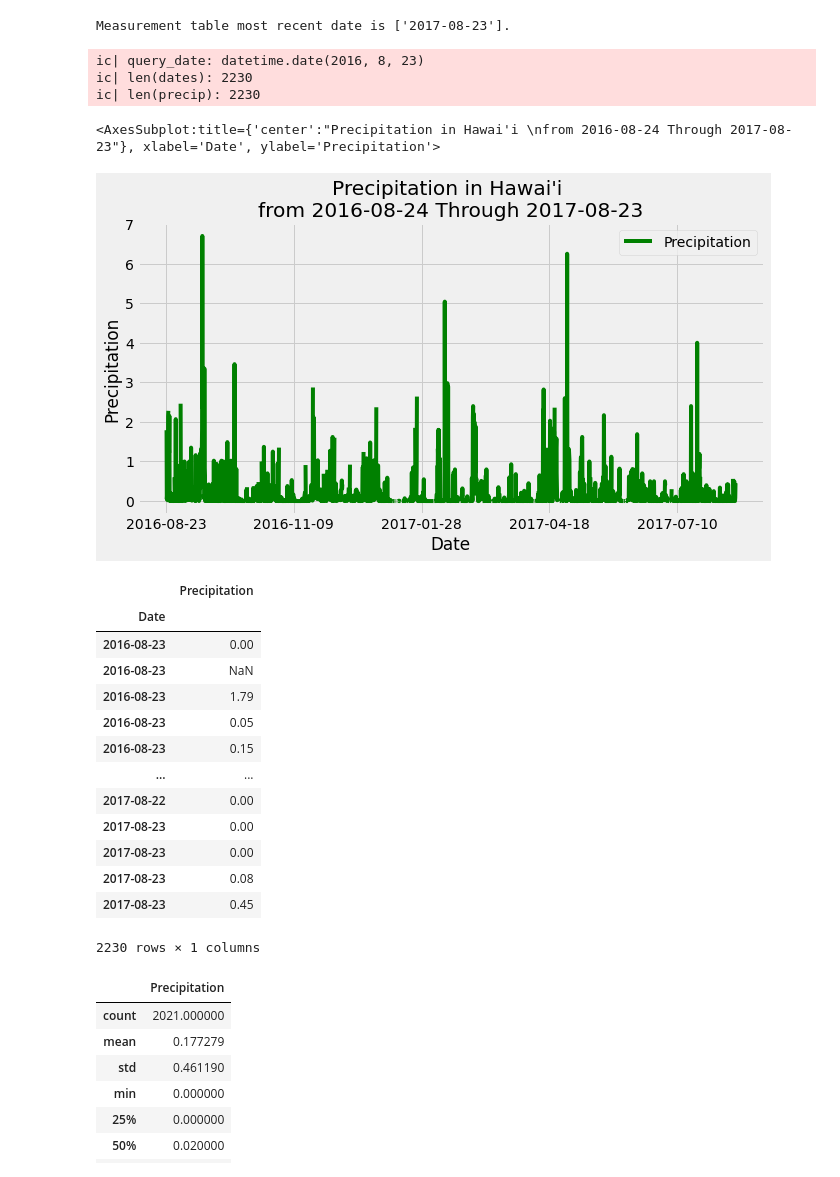
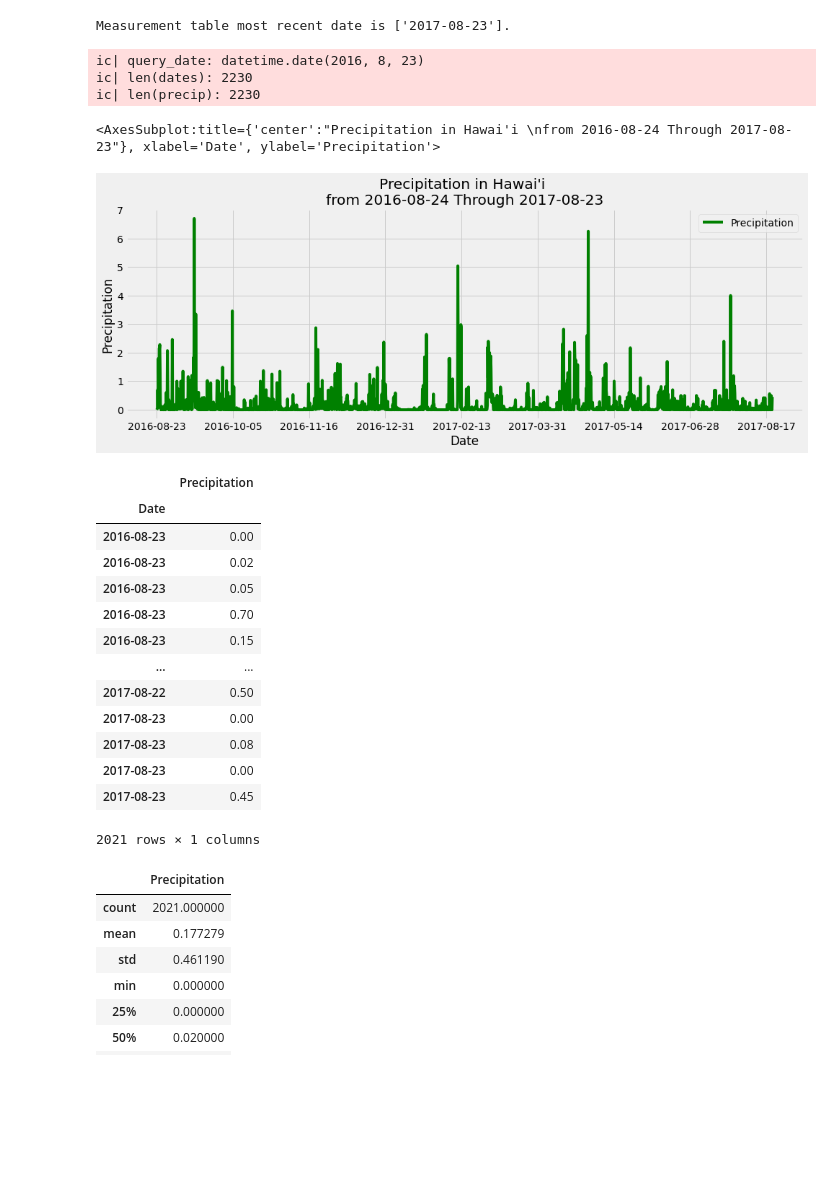
Before and after one commit to rromang/sqlalchemy-challenge, a Jupyter notebook: climate.ipynb, the cells around one changed output. Cells and saved outputs as stored; diff of their text form; code cells hidden in the pictures; blank space fills up the shorter version.

```diff
--- a/climate.ipynb
+++ b/climate.ipynb
@@ -73,52 +73,53 @@ Measurement table most recent date is ['2017-08-23'].
 
 # Calculate the date one year from the last date in data set.
 query_date = dt.date(2017,8,23) - dt.timedelta(days=365)
 ic(query_date)
 
 # Perform a query to retrieve the data and precipitation scores
 results = session.query(Measurement.date, Measurement.prcp).\
     filter(Measurement.date >= query_date).all()
 # ic(results)
 dates = [result[0] for result in results]
 ic(len(dates))
 precip = [result[1] for result in results]
 ic(len(precip))
 # Save the query results as a Pandas DataFrame and set the index to the date column
 precip_df = pd.DataFrame(list(zip(dates, precip)))
 precip_df.columns = ["Date", "Precipitation"]
 
 precip_df = precip_df.set_index('Date')
+precip_df = precip_df.dropna()
 # precip_df.head()
 
 # Sort the dataframe by date
 precip_sorted = precip_df.sort_values(by=["Date"])
 precip_sorted.head(20)
 # Use Pandas Plotting with Matplotlib to plot the data
-plt.figure(figsize=(10,5))
+plt.figure(figsize=(15,5))
 precip_sorted['Precipitation'].plot(ylabel="Precipitation", title="Precipitation in Hawai'i \nfrom 2016-08-24 Through 2017-08-23", color='green', legend=True)
 # %% [output]
 ic| query_date: datetime.date(2016, 8, 23)
 ic| len(dates): 2230
 ic| len(precip): 2230
 <AxesSubplot:title={'center':"Precipitation in Hawai'i \nfrom 2016-08-24 Through 2017-08-23"}, xlabel='Date', ylabel='Precipitation'>
-[figure, old version]
+[figure, new version]
 # %%
 precip_sorted
 # %% [output]
 |  | Precipitation |
 | Date |  |
 | 2016-08-23 | 0.00 |
-| 2016-08-23 | NaN |
-| 2016-08-23 | 1.79 |
+| 2016-08-23 | 0.02 |
 | 2016-08-23 | 0.05 |
+| 2016-08-23 | 0.70 |
 | 2016-08-23 | 0.15 |
 | ... | ... |
-| 2017-08-22 | 0.00 |
-| 2017-08-23 | 0.00 |
+| 2017-08-22 | 0.50 |
 | 2017-08-23 | 0.00 |
 | 2017-08-23 | 0.08 |
+| 2017-08-23 | 0.00 |
 | 2017-08-23 | 0.45 |
-2230 rows × 1 columns
+2021 rows × 1 columns
 # %%
  # Use Pandas to calcualte the summary statistics for the precipitation data
  precip_sorted.describe()
```
Also changed, not shown: parts of 2 cells of this notebook, 3 other files.
